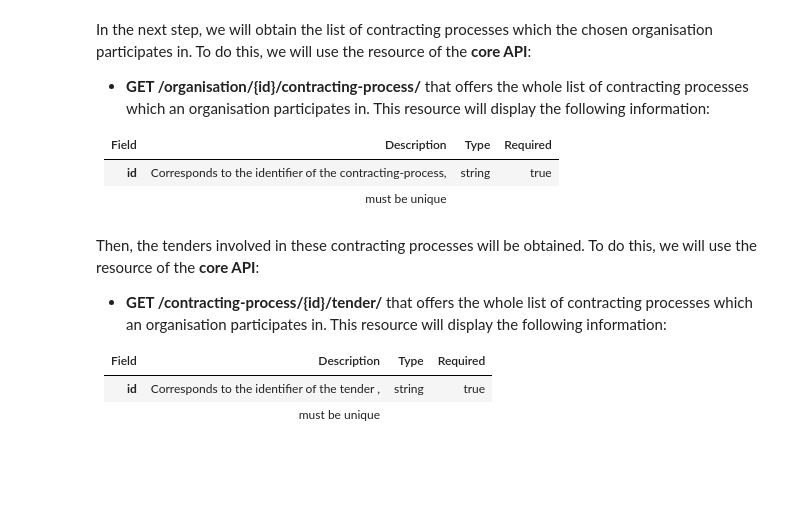
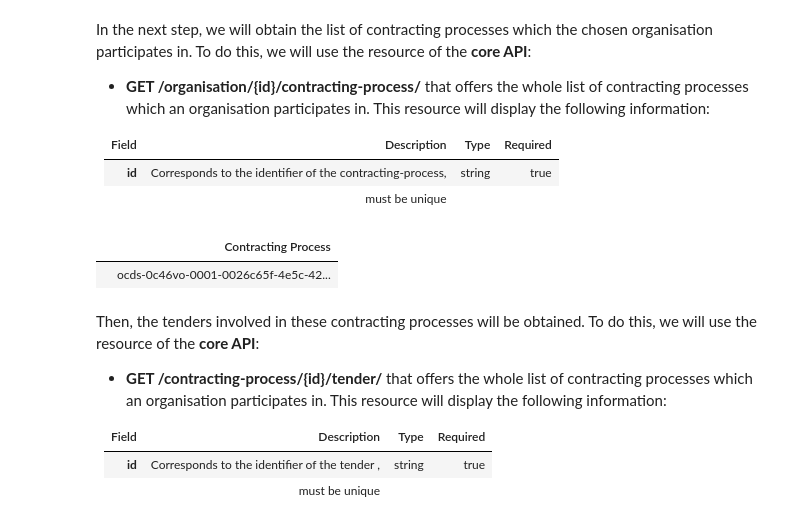
Before and after one commit to TBFY/knowledge-graph-API, a Jupyter notebook: UseCase1.ipynb, the cells around one changed output. Drawn from its saved outputs; the diff is of its cells as text; code cells hidden in the pictures; blank space fills up the shorter version.

```diff
--- a/UseCase1.ipynb
+++ b/UseCase1.ipynb
@@ -51,21 +63,24 @@ In the next step, we will obtain the list of contracting processes which the cho
 |**id**          |Corresponds to the identifier of the contracting-process,          |string |true    |
 |                |must be unique                                                     |       |        |
 # %%
-org1 = 'ocds-0c46vo-0001-a934dde3-e6c6-46bb-9c7b-80094a799d1e_Buyer'
+org1 = 'ocds-0c46vo-0001-0026c65f-4e5c-4217-895c-04ded2f91f0b_Buyer'
 resp = requests.get('https://tbfy.librairy.linkeddata.es/kg-api/organisation/' + org1 + '/contracting-process')
 
 if resp.status_code != 200:
     # This means something went wrong.
     raise ApiError('GET /tasks/ {}'.format(resp.status_code))
 
 cp = [todo_item['id'] for todo_item in resp.json()]
 repo_dict = {'Contracting Process': cp}
 repo_df = pd.DataFrame(repo_dict, index=[''])
 
 with pd.option_context('display.max_rows', None, 'display.max_columns', None, 'display.colheader_justify','light', 'display.width', 2000, 'display.max_colwidth', 500):
     repo_df = repo_df.stack().str.lstrip().unstack()
     repo_df = repo_df.style.set_properties(**{'text-align': 'left'})
 repo_df
+# %% [output]
+|  | Contracting Process |
+|  | ocds-0c46vo-0001-0026c65f-4e5c-42... |
 # %% [markdown]
 Then, the tenders involved in these contracting processes will be obtained. To do this, we will use the resource of the **core API**:
 
```
Also changed, not shown: parts of 6 cells of this notebook.
